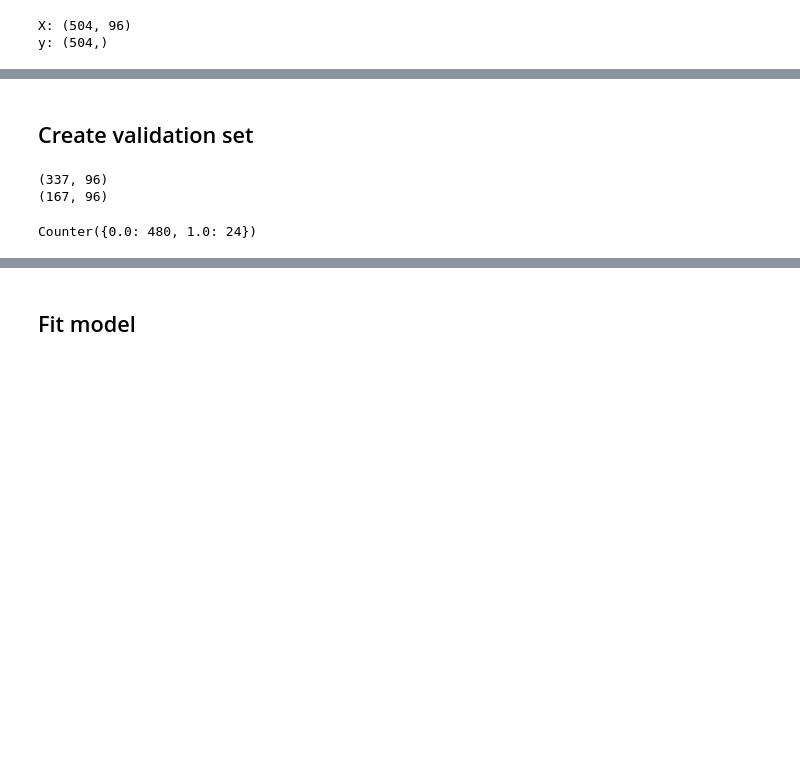
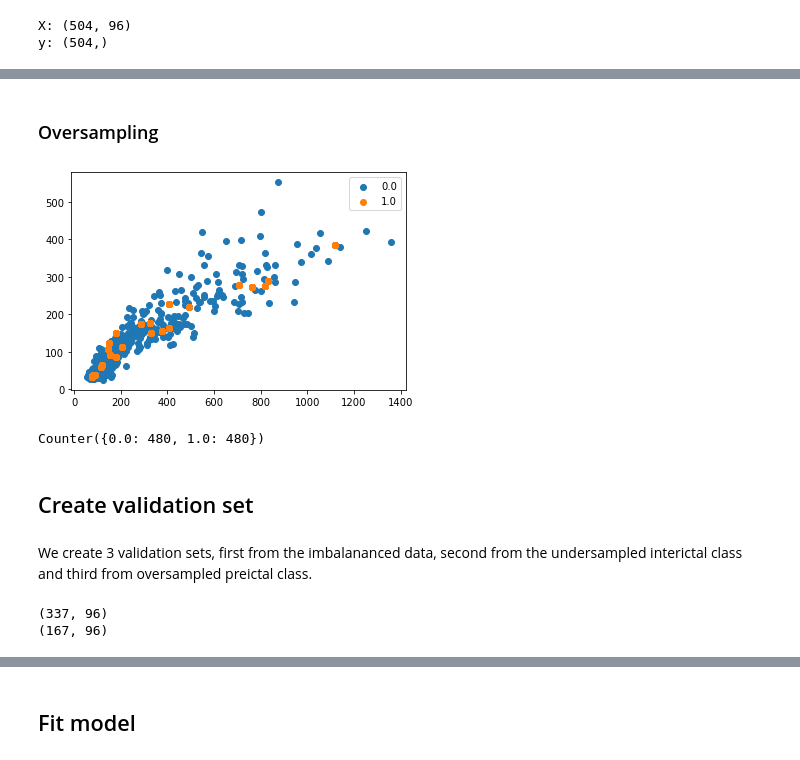
Before and after one commit to samisnotinsane/aes-kaggle-seizure-prediction, a Jupyter notebook: Dog_1/06_classifier_knn.ipynb, the cells around one changed output, grey strips where cells are left out. Saved outputs shown, nothing was run; the diff lists cells and outputs as text; code cells hidden in the pictures; blank space fills up the shorter version.

```diff
--- a/Dog_1/06_classifier_knn.ipynb
+++ b/Dog_1/06_classifier_knn.ipynb
@@ -64,3 +99,25 @@ y: (504,)
+# %% [markdown]
+### Oversampling
+# %%
+# define oversampling strategy
+oversample = RandomOverSampler(sampling_strategy='minority')
+# fit and apply the transform
+X_over, y_over = oversample.fit_resample(X, y)
+# summarize the new class distribution
+counter = Counter(y_over)
+# scatter plot of examples by class label
+for label, _ in counter.items():
+    row_ix = np.where(y_over == label)[0]
+    plt.scatter(X_over[row_ix, 0], X_over[row_ix, 1], label=str(label))
+plt.legend()
+plt.show()
+# summarize class distribution
+print(Counter(y_over))
+# %% [output]
+[figure, added]
+Counter({0.0: 480, 1.0: 480})
 # %% [markdown]
 ## Create validation set
+# %% [markdown]
+We create 3 validation sets, first from the imbalananced data, second from the undersampled interictal class and third from oversampled preictal class.
 # %%
@@ -71,9 +129,3 @@ print(X_val.shape)
 # %% [output]
 (337, 96)
 (167, 96)
-# %%
-# summarize class distribution
-counter = Counter(y)
-print(counter)
-# %% [output]
-Counter({0.0: 480, 1.0: 24})
```
Also changed, not shown: parts of 24 cells of this notebook.
